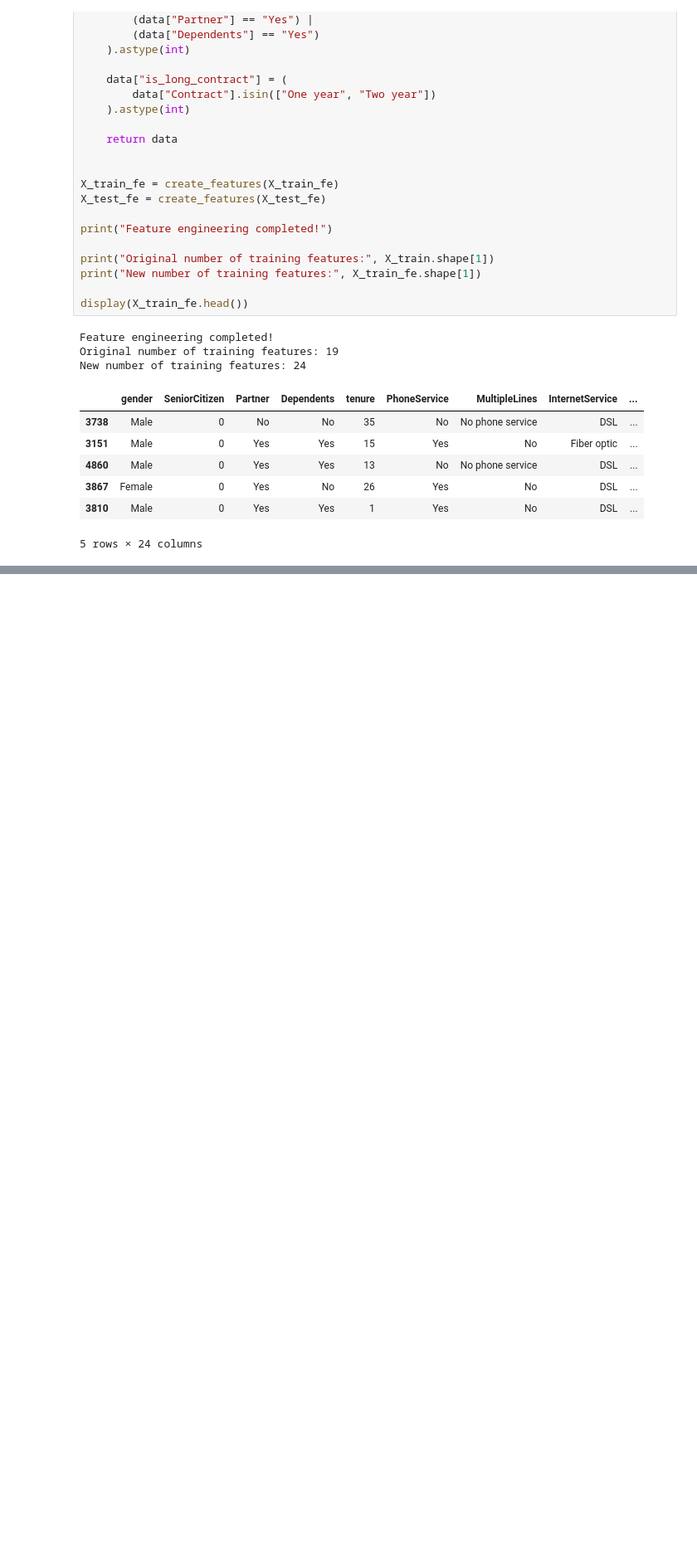
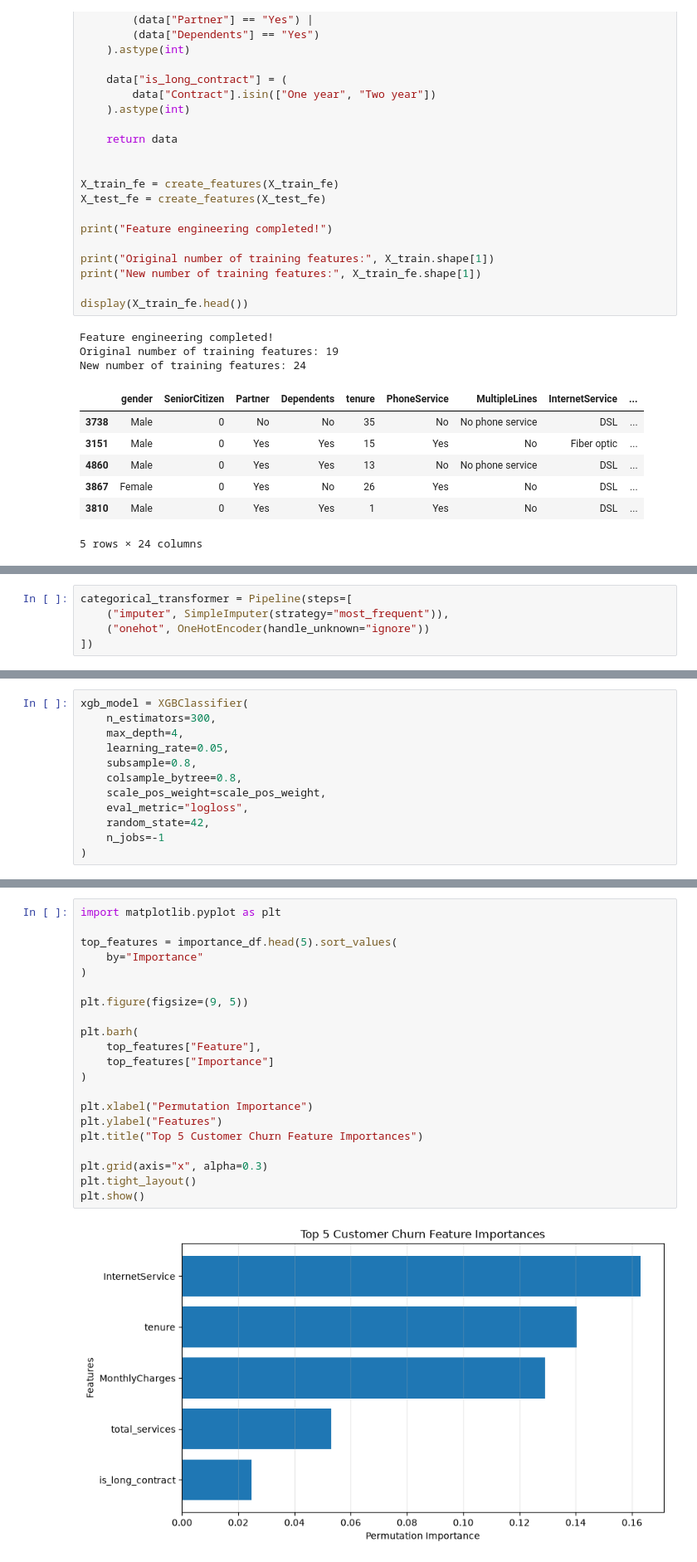
Before and after one commit to peddapalleveeraraghunathreddy-lab/ml_week_task, a Jupyter notebook: notebooks/customer_churn.ipynb, the cells around one changed output, grey strips where cells are left out. Shown at 83% size. Drawn from its saved outputs; the diff is of its cells as text; blank space fills up the shorter version.

```diff
--- a/notebooks/customer_churn.ipynb
+++ b/notebooks/customer_churn.ipynb
@@ -250,0 +419,5 @@ New number of training features: 24
+# %%
+categorical_transformer = Pipeline(steps=[
+    ("imputer", SimpleImputer(strategy="most_frequent")),
+    ("onehot", OneHotEncoder(handle_unknown="ignore"))
+])
@@ -250,0 +460,12 @@ New number of training features: 24
+# %%
+xgb_model = XGBClassifier(
+    n_estimators=300,
+    max_depth=4,
+    learning_rate=0.05,
+    subsample=0.8,
+    colsample_bytree=0.8,
+    scale_pos_weight=scale_pos_weight,
+    eval_metric="logloss",
+    random_state=42,
+    n_jobs=-1
+)
@@ -250,0 +935,23 @@ New number of training features: 24
+# %%
+import matplotlib.pyplot as plt
+
+top_features = importance_df.head(5).sort_values(
+    by="Importance"
+)
+
+plt.figure(figsize=(9, 5))
+
+plt.barh(
+    top_features["Feature"],
+    top_features["Importance"]
+)
+
+plt.xlabel("Permutation Importance")
+plt.ylabel("Features")
+plt.title("Top 5 Customer Churn Feature Importances")
+
+plt.grid(axis="x", alpha=0.3)
+plt.tight_layout()
+plt.show()
+# %% [output]
+[figure, added]
```
Also changed, not shown: parts of 42 cells of this notebook, 6 other files.
